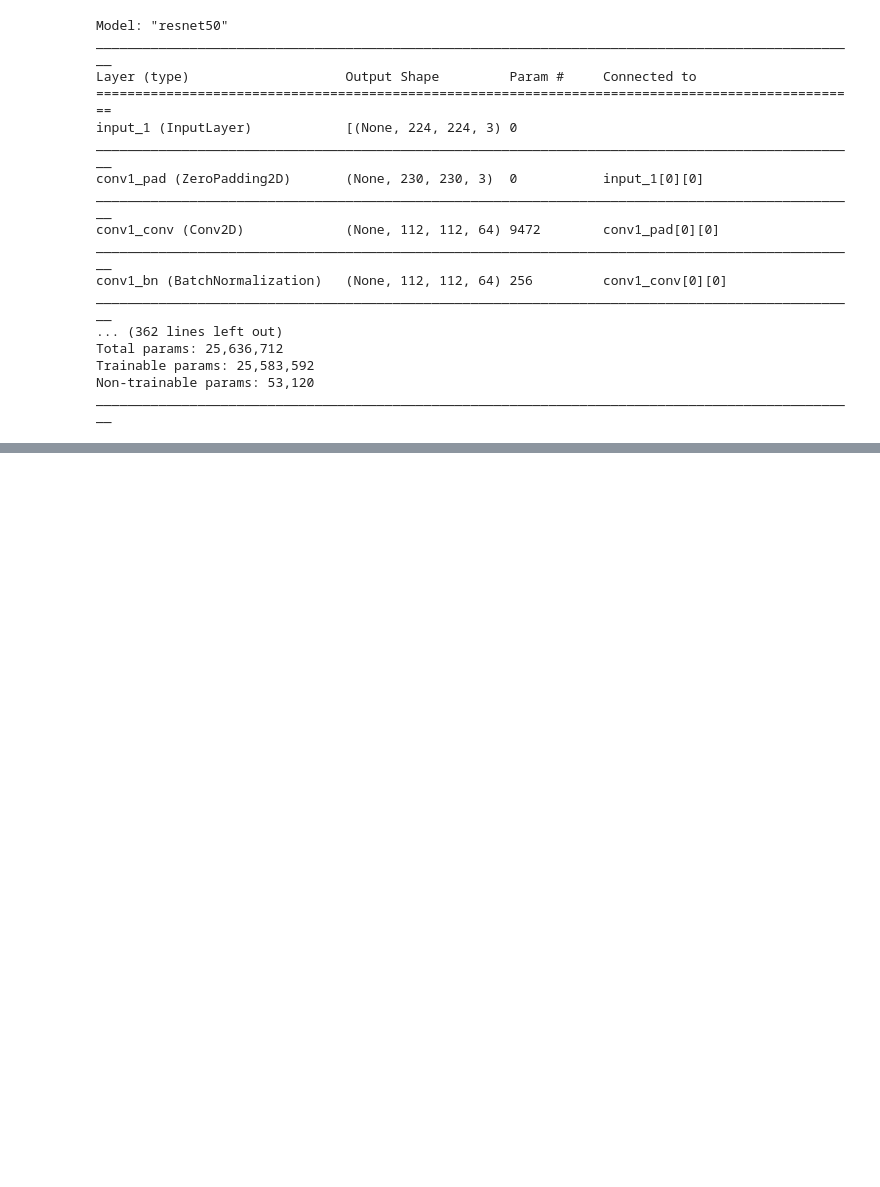
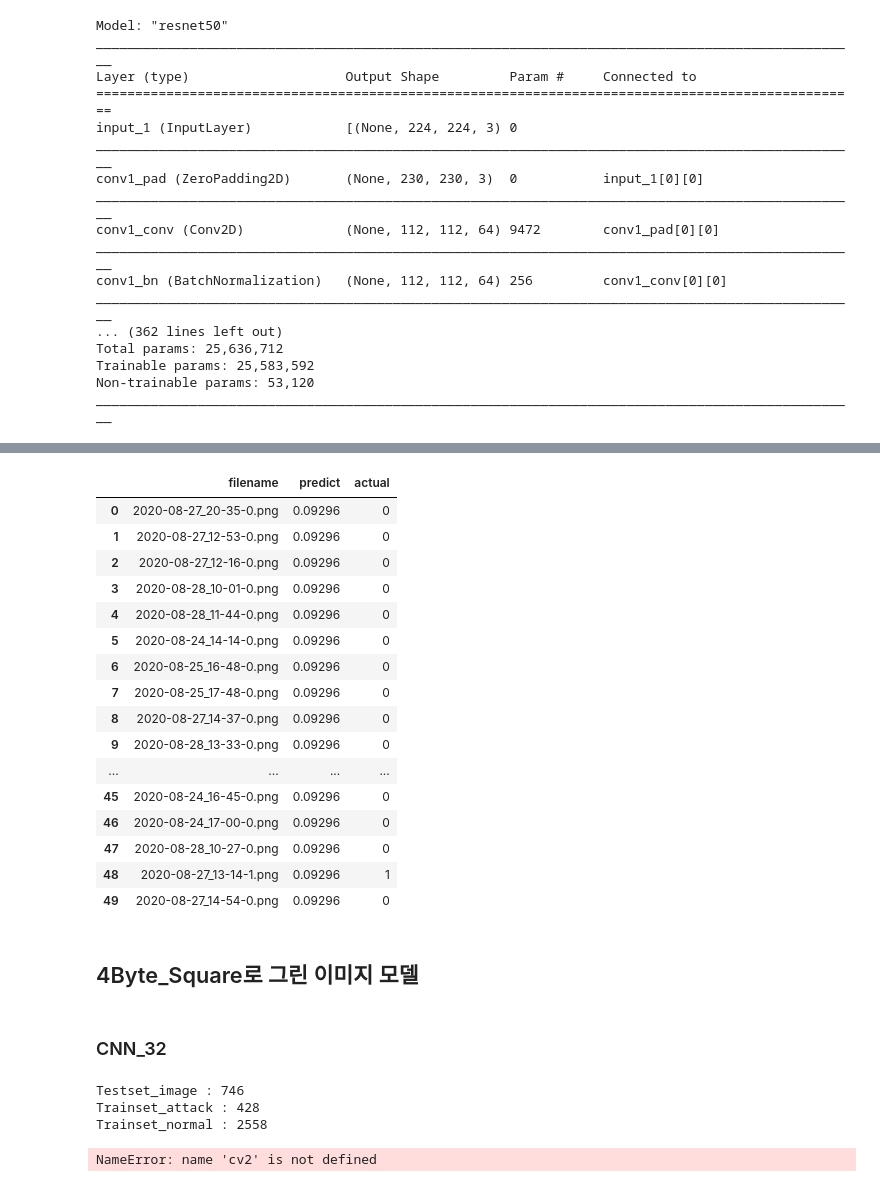
Before and after one commit to gnsia/conan, a Jupyter notebook: Algorythm/2020-11-24-[conan]-poly-cnn.ipynb, the cells around one changed output, grey strips where cells are left out. Drawn from its saved outputs; the diff is of its cells as text; code cells hidden in the pictures; blank space fills up the shorter version.

```diff
--- a/Algorythm/2020-11-24-[conan]-poly-cnn.ipynb
+++ b/Algorythm/2020-11-24-[conan]-poly-cnn.ipynb
@@ -987,0 +1067,25 @@ KeyboardInterrupt:
+# %%
+test_df['actual'] = test_df['filename'].str[17:18]
+test_df[:50]
+# %% [output]
+|  | filename | predict | actual |
+| 0 | 2020-08-27_20-35-0.png | 0.09296 | 0 |
+| 1 | 2020-08-27_12-53-0.png | 0.09296 | 0 |
+| 2 | 2020-08-27_12-16-0.png | 0.09296 | 0 |
+| 3 | 2020-08-28_10-01-0.png | 0.09296 | 0 |
+| 4 | 2020-08-28_11-44-0.png | 0.09296 | 0 |
+| 5 | 2020-08-24_14-14-0.png | 0.09296 | 0 |
+| 6 | 2020-08-25_16-48-0.png | 0.09296 | 0 |
+| 7 | 2020-08-25_17-48-0.png | 0.09296 | 0 |
+| 8 | 2020-08-27_14-37-0.png | 0.09296 | 0 |
+| 9 | 2020-08-28_13-33-0.png | 0.09296 | 0 |
+| ... | ... | ... | ... |
+| 45 | 2020-08-24_16-45-0.png | 0.09296 | 0 |
+| 46 | 2020-08-24_17-00-0.png | 0.09296 | 0 |
+| 47 | 2020-08-28_10-27-0.png | 0.09296 | 0 |
+| 48 | 2020-08-27_13-14-1.png | 0.09296 | 1 |
+| 49 | 2020-08-27_14-54-0.png | 0.09296 | 0 |
+# %% [markdown]
+## 4Byte_Square로 그린 이미지 모델
+# %% [markdown]
+### CNN_32
@@ -987,0 +1100,14 @@ KeyboardInterrupt:
+# %%
+print('Testset_image :', len(os.listdir('../dataset/credential/img/square/test')))
+print('Trainset_attack :', len(os.listdir('../dataset/credential/img/square/train/1_attack')))
+print('Trainset_normal :', len(os.listdir('../dataset/credential/img/square/train/0_normal')))
+# %% [output]
+Testset_image : 746
+Trainset_attack : 428
+Trainset_normal : 2558
+# %%
+img = cv2.imread('../dataset/credential/img/square/train/1_attack/attack_0001.png', 0)
+plt.imshow(img, cmap='gray')
+print(img.shape)
+# %% [output]
+NameError: name 'cv2' is not defined
```
Also changed, not shown: parts of 43 cells of this notebook, 15 other files.
